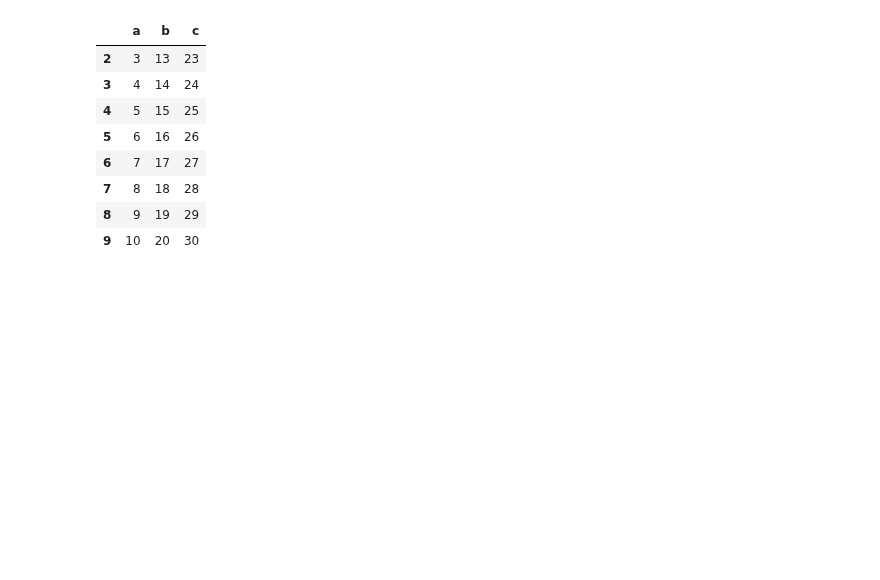
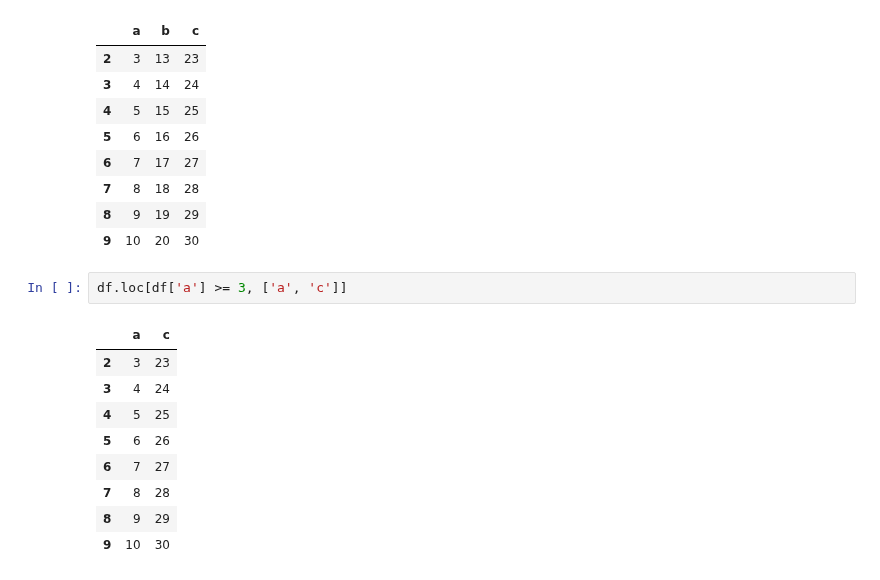
Before and after one commit to WooHyun94/TIL, a Jupyter notebook: Python/221004.ipynb, the cells around one changed output. Saved outputs shown, nothing was run; the diff lists cells and outputs as text; blank space fills up the shorter version.

```diff
--- a/Python/221004.ipynb
+++ b/Python/221004.ipynb
@@ -369,3 +369,15 @@ df.loc[df['a'] >= 3]
 | 7 | 8 | 18 | 28 |
 | 8 | 9 | 19 | 29 |
 | 9 | 10 | 20 | 30 |
+# %%
+df.loc[df['a'] >= 3, ['a', 'c']]
+# %% [output]
+|  | a | c |
+| 2 | 3 | 23 |
+| 3 | 4 | 24 |
+| 4 | 5 | 25 |
+| 5 | 6 | 26 |
+| 6 | 7 | 27 |
+| 7 | 8 | 28 |
+| 8 | 9 | 29 |
+| 9 | 10 | 30 |
```
Also changed, not shown: parts of 30 cells of this notebook.
